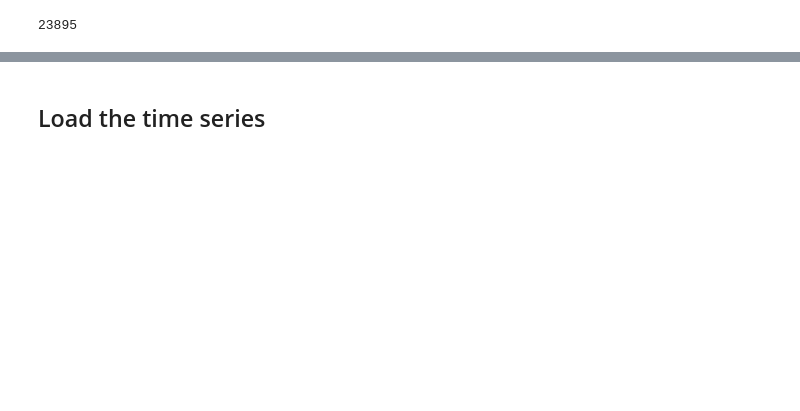
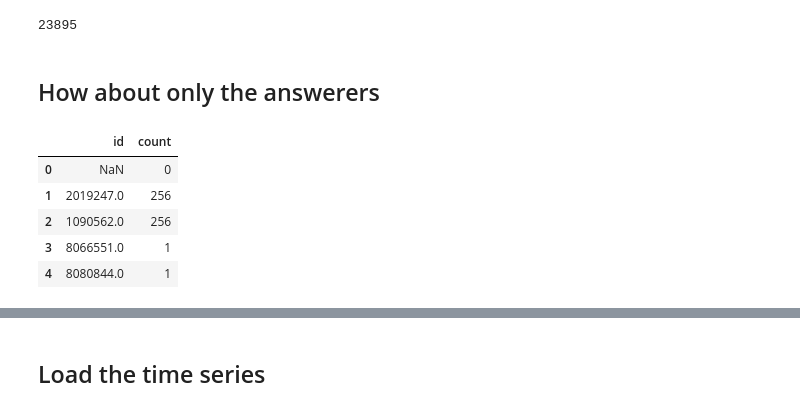
Before and after one commit to leomaxx/StackOverflowChurnAnalysis, a Jupyter notebook: 01_EDA.ipynb, the cells around one changed output, grey strips where cells are left out. Cells and saved outputs as stored; diff of their text form; code cells hidden in the pictures; blank space fills up the shorter version.

```diff
--- a/01_EDA.ipynb
+++ b/01_EDA.ipynb
@@ -153,3 +158,5 @@ active_contributor_reputation.head()
 len(list(active_contributors_id))
 # %% [output]
 23895
+# %% [markdown]
+## How about only the answerers
@@ -155,0 +166,9 @@ len(list(active_contributors_id))
+# %%
+answer_count.head()
+# %% [output]
+|  | id | count |
+| 0 | NaN | 0 |
+| 1 | 2019247.0 | 256 |
+| 2 | 1090562.0 | 256 |
+| 3 | 8066551.0 | 1 |
+| 4 | 8080844.0 | 1 |
```
Also changed, not shown: parts of 10 cells of this notebook, 5 other files.
